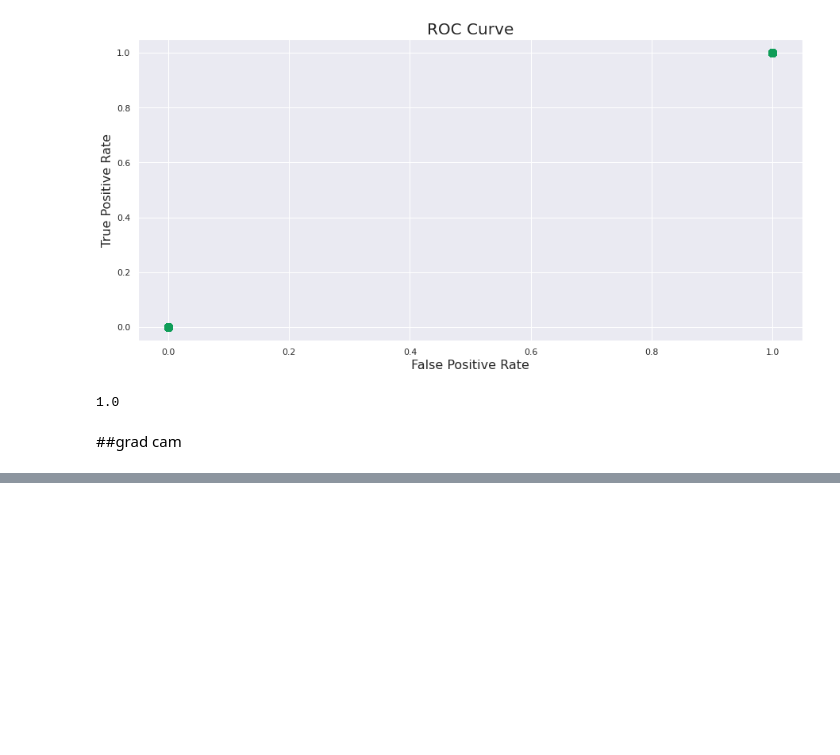
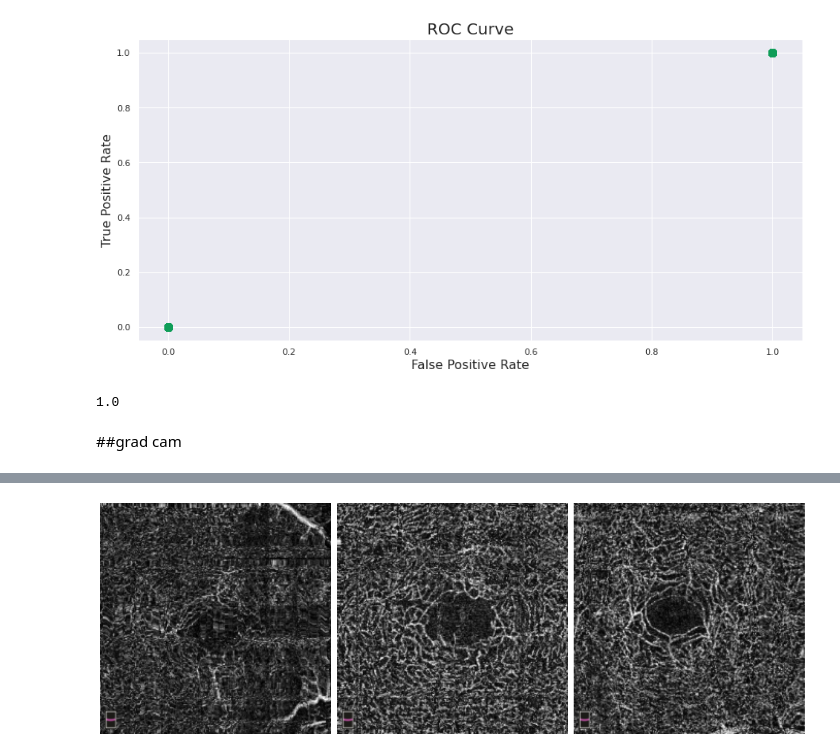
Before and after one commit to alice202122/Thesis, a Jupyter notebook: POSTseg_binary2LAYERDAATA.ipynb, the cells around one changed output, grey strips where cells are left out. Cells and saved outputs as stored; diff of their text form; code cells hidden in the pictures; blank space fills up the shorter version.

```diff
--- a/POSTseg_binary2LAYERDAATA.ipynb
+++ b/POSTseg_binary2LAYERDAATA.ipynb
@@ -937,0 +1135,4 @@ CATEGORIES=['Healthy_comb', 'Unhealthy_comb']
+# %%
+conv2D_layers = [layer.name for layer in reversed(model.layers) if len(layer.output_shape) == 4 and isinstance(layer, tf.keras.layers.Conv2D)]
+activation_layers = [layer.name for layer in reversed(model.layers) if len(layer.output_shape) == 4 and layer.__class__.__name__ == 'leaky_re_lu_1']
+all_layers = [layer.name for layer in reversed(model.layers) if len(layer.output_shape) == 4 and (layer.__class__.__name__ == 'leaky_re_lu_1' or isinstance(layer, tf.keras.layers.Conv2D))]
@@ -937,0 +1185,18 @@ CATEGORIES=['Healthy_comb', 'Unhealthy_comb']
+# %%
+## Looking at Grad-CAM for 3 random images in the dataset
+
+imgs = [X[10], X[25], X[88]]
+labels = [y[10], y[25], y[88]]
+paths = [files[10], files[25], files[88]]
+# %%
+plt.figure(figsize=(18, 8))
+for i, (img, label) in enumerate(zip(imgs, labels)):
+  ax = plt.subplot(1, 3, i+1)
+  plt.imshow(cv2.cvtColor(img, cv2.COLOR_BGR2RGB))
+
+  plt.axis('off')
+
+
+plt.tight_layout()
+# %% [output]
+[figure, added]
```
Also changed, not shown: parts of 35 cells of this notebook.
